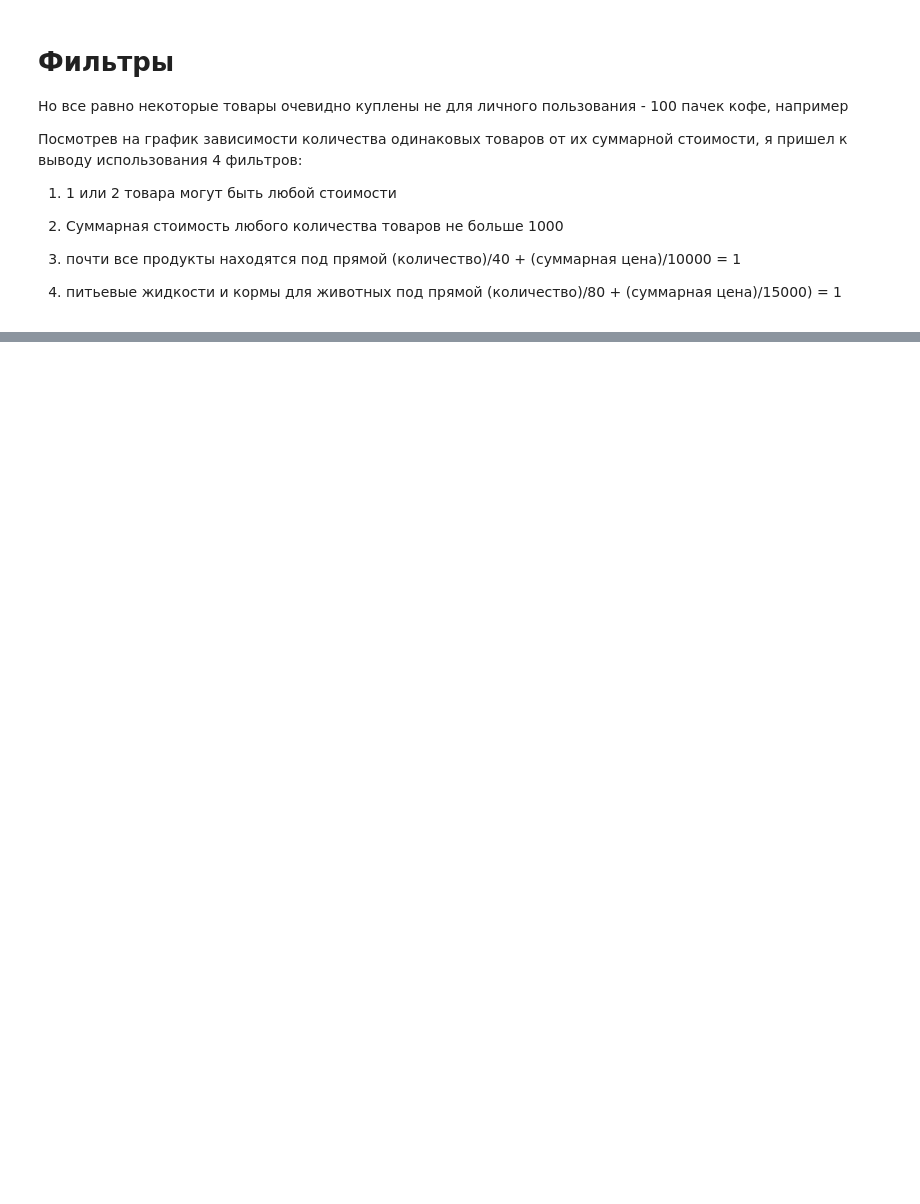
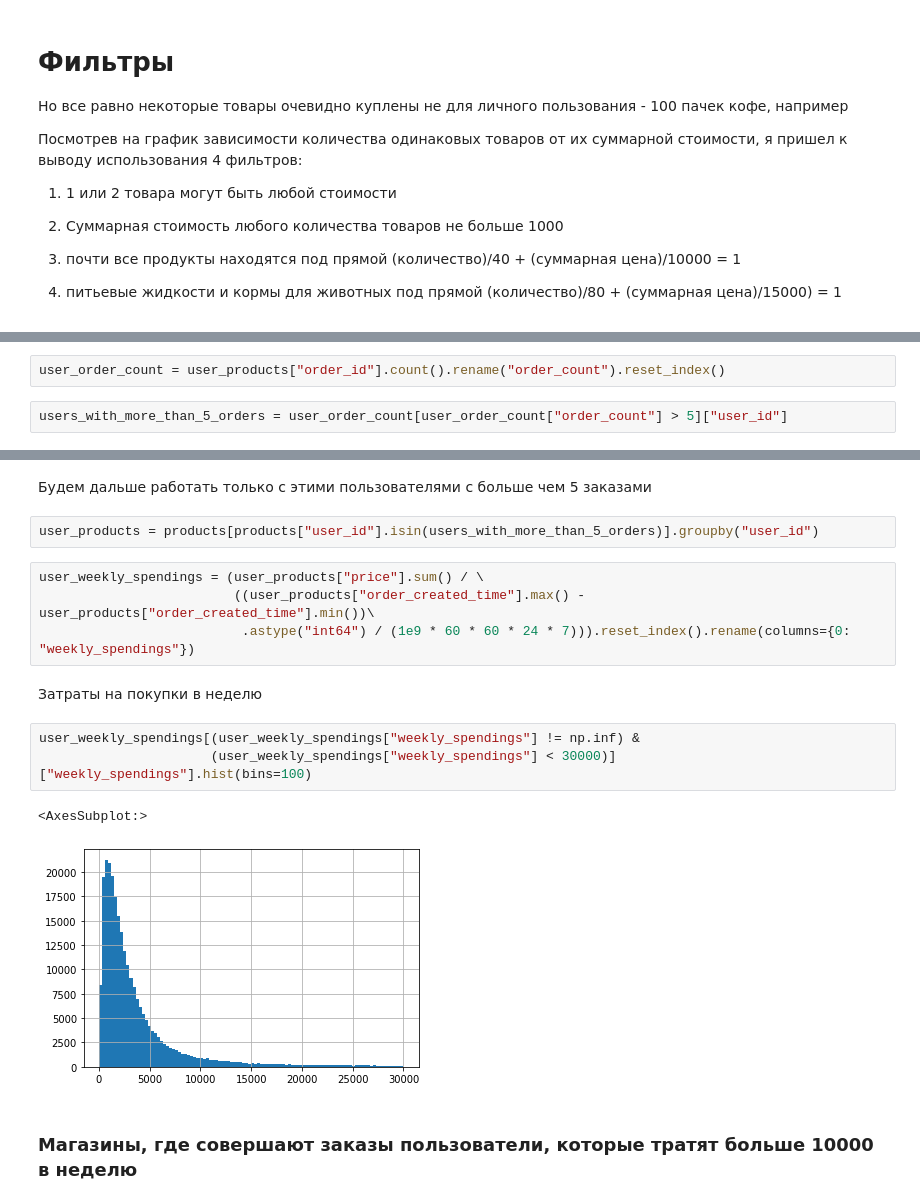
Before and after one commit to glebkuzn/sbergleb, a Jupyter notebook: glebcode.ipynb, the cells around one changed output, grey strips where cells are left out. Cells and saved outputs as stored; diff of their text form; blank space fills up the shorter version.

```diff
--- a/glebcode.ipynb
+++ b/glebcode.ipynb
@@ -194,0 +286,4 @@ sum_user[(10000>sum_user)&(1000<sum_user) ].hist(bins =100)
+# %%
+user_order_count = user_products["order_id"].count().rename("order_count").reset_index()
+# %%
+users_with_more_than_5_orders = user_order_count[user_order_count["order_count"] > 5]["user_id"]
@@ -194,0 +305,18 @@ sum_user[(10000>sum_user)&(1000<sum_user) ].hist(bins =100)
+# %% [markdown]
+Будем дальше работать только с этими пользователями с больше чем 5 заказами
+# %%
+user_products = products[products["user_id"].isin(users_with_more_than_5_orders)].groupby("user_id")
+# %%
+user_weekly_spendings = (user_products["price"].sum() / \
+                         ((user_products["order_created_time"].max() - user_products["order_created_time"].min())\
+                          .astype("int64") / (1e9 * 60 * 60 * 24 * 7))).reset_index().rename(columns={0: "weekly_spendings"})
+# %% [markdown]
+Затраты на покупки в неделю
+# %%
+user_weekly_spendings[(user_weekly_spendings["weekly_spendings"] != np.inf) &
+                      (user_weekly_spendings["weekly_spendings"] < 30000)]["weekly_spendings"].hist(bins=100)
+# %% [output]
+<AxesSubplot:>
+[figure, added]
+# %% [markdown]
+### Магазины, где совершают заказы пользователи, которые тратят больше 10000 в неделю
```
Also changed, not shown: parts of 80 cells of this notebook.
